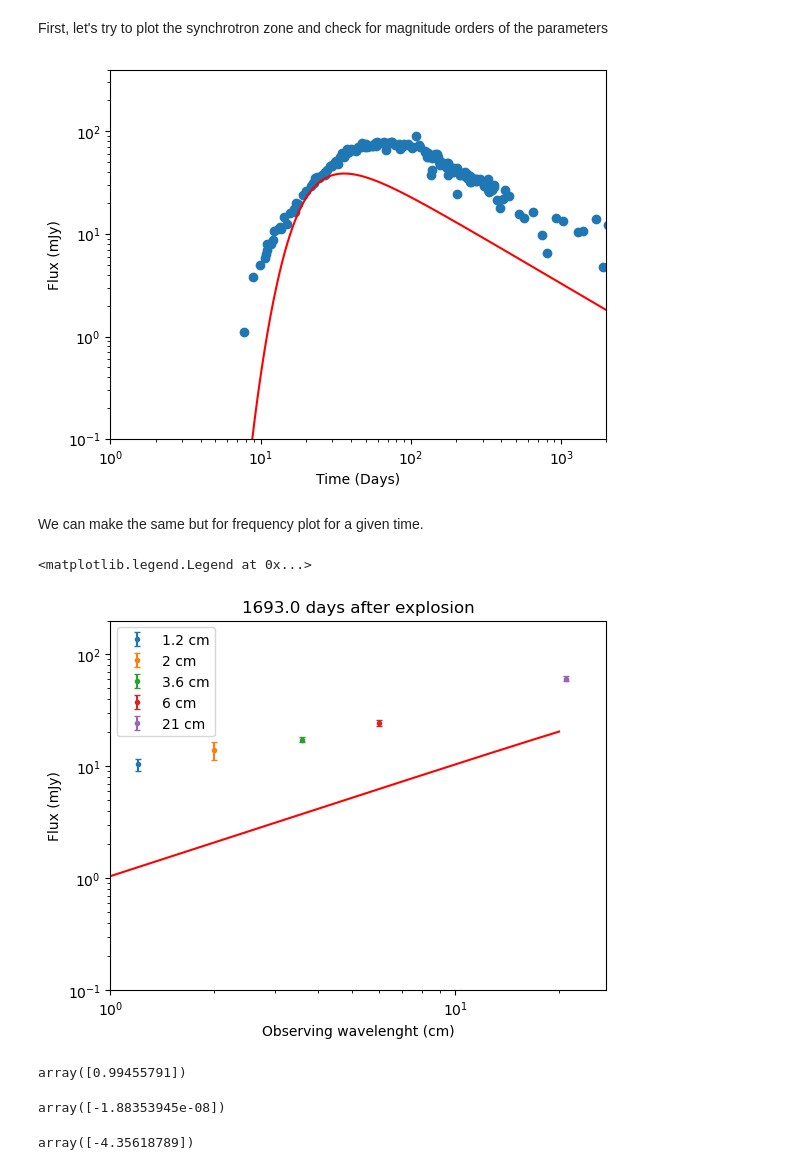
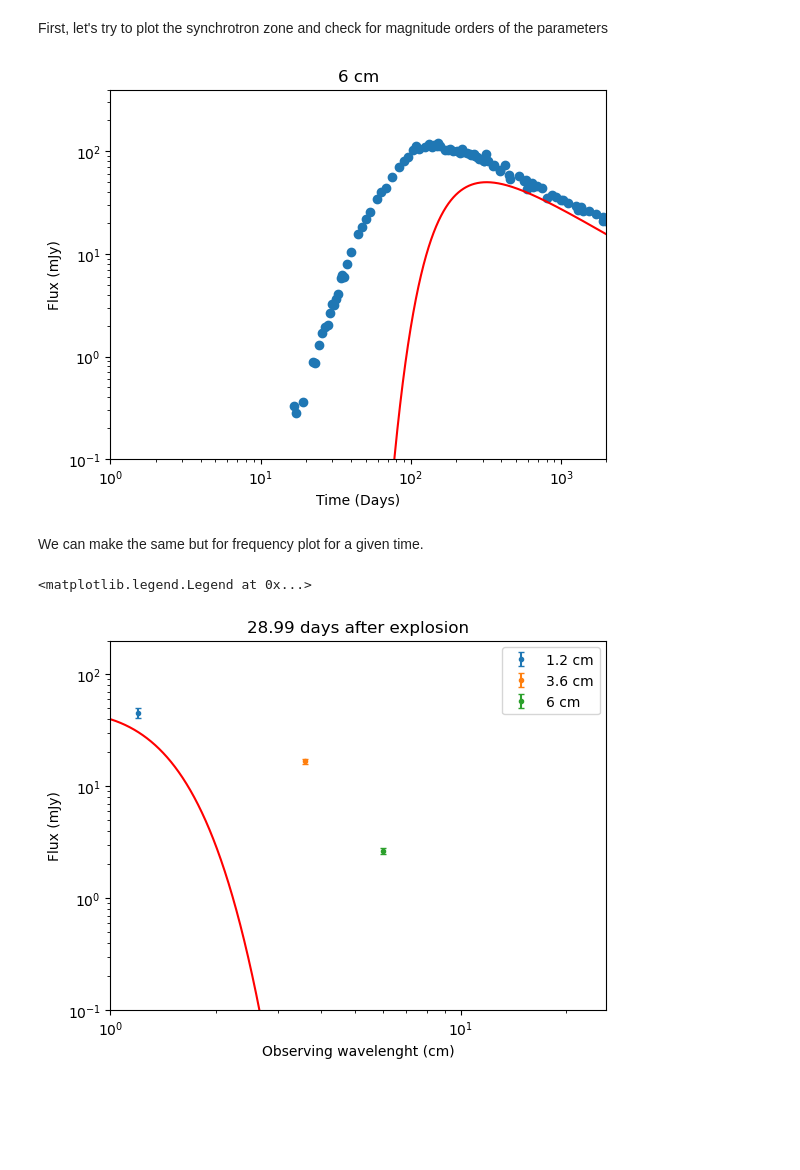
Before and after one commit to Camachoadri/JAEICU2024, a Jupyter notebook: Supernova SN1993J/SN1993J_Synchrotron.ipynb, the cells around one changed output. Drawn from its saved outputs; the diff is of its cells as text; code cells hidden in the pictures; blank space fills up the shorter version.

Commit message:
Fit code done, troubles with absorption found

```diff
--- a/Supernova SN1993J/SN1993J_Synchrotron.ipynb
+++ b/Supernova SN1993J/SN1993J_Synchrotron.ipynb
@@ -205,7 +205,7 @@ def Br(r, B0, r0):
     :Br: Magentic field at a radius r of the object
     """
 
-    Br=B0*((r/r0)**(-1))
+    Br=B0*((r/r0)**(-1.))
     return Br
 
 def Nr(r, N0, r0, p):
@@ -222,7 +222,7 @@ def Nr(r, N0, r0, p):
     :Nr: electron density at a radius r of the object
     """
 
-    Nr=N0*(r/r0)**(-2)
+    Nr=N0*(r/r0)**(-2.)
     return Nr
 # %% [markdown]
 From Pacholcyzk expression (3.53) we have that the synchrotron intensity from a power law population of electrons is given by (https://www.mpi-hd.mpg.de/personalhomes/frieger/HEA6.pdf)
@@ -299,7 +299,8 @@ def FreeFreeAbsorptionCoeff(Te, Ne, frequency):
     :AbsorptionCoeff: absorption coefficient value
     """
 
-    AbsorptionCoeff=(9.8e-3*Ne*Ne/(Te**(1.5)*frequency**(2.1)))*(17.7+np.log(Te**(1.5)/frequency))
+    AbsorptionCoeff=(9.8e-3*Ne*Ne/(Te**(1.5)*frequency**(2.)))*(17.7+np.log(Te**(1.5)/frequency))
+    #AbsorptionCoeff=Ne*Ne/(Te**(1.5)*frequency**(2.1))
     return AbsorptionCoeff
 # %% [markdown]
 The constants $c_i$ (Pacholzyzk)
@@ -395,7 +396,7 @@ def SourceFuncSynch(p, B, N0, frequency):
 # %% [markdown]
 We can now compute the intensity and the flux.
 # %%
-def SpecIntSynch(p, B, N, radius, shellRadius, frequency):
+def SpecIntSynch(p, B, N, radius, shellRadius, frequency, I0=0):
     """
     SpecIntSynch returns the specific intensity of a population of relativistic electrons driven by a power law at a given
     frequency
@@ -403,10 +404,11 @@ def SpecIntSynch(p, B, N, radius, shellRadius, frequency):
     Paramenters
     :p: exponent of the power law
     :B: Magnetic field
-    :N0: Constant of the power law
+    :N: Constant of the power law
     :Te: Temperature of the electrons
     :radius: Starting radius of the shell
     :shellRadius: diference between bigger and smaller radius of the emitting shell
+    :I0: Outgoing intensitty of the shell if there was no synchrotron emission
     :frequency: frequency at which the specific intensity is computed
 
     Output
@@ -421,7 +423,7 @@ def SpecIntSynch(p, B, N, radius, shellRadius, frequency):
     absorption_ff= np.exp(-radius*kappa_ff)
 
     #I=S*(np.exp(-(radius - shellRadius)*kappa) - np.exp(-radius*kappa))*absorption_ff
-    I=S*(1-np.exp(- shellRadius*kappa))*absorption_ff
+    I=I0*absorption_ff + S*(1 - np.exp(-shellRadius*kappa))*absorption_ff
     return I
 
 
@@ -442,7 +444,7 @@ def solidangle(radius, distance):
     return omega
 # %%
 
-def FluxatT(time, time0, frequency, p, B0, N0, distance, r0, a=0.86, offset=0):
+def FluxatT(time, time0, frequency, p, B0, N0, distance, r0, a=0.86, I0=0, offset=0):
     """
     Flux returns the value of the flux foor a population of relativistic electrons driven by a power law at a given frequency
 
@@ -452,6 +454,7 @@ def FluxatT(time, time0, frequency, p, B0, N0, distance, r0, a=0.86, offset=0):
     :p: exponent of the power law describing electron population
     :B0: Magnetic field when radius is r0
     :N0: Constant of the power law
+    :I0: Outgoing intensitty of the shell if there was no synchrotron emission
     :distance: Distance to the source
     :r0: reference radius of the source
     :speed: speed of the expansion
@@ -462,12 +465,12 @@ def FluxatT(time, time0, frequency, p, B0, N0, distance, r0, a=0.86, offset=0):
     :F: Flux of the source
     """
     #Computing the radius at a given time
-    r=PLradius(time+offset, time0, r0, a)
+    r=PLradius(time, time0, r0, a)
     #Computing number density and magentic field for the corresponding r
     B= Br(r, B0, r0)
     N= Nr(r, N0, r0, p)
 
-    F=solidangle(r, distance)*SpecIntSynch(p, B, N, r, 0.3*r, frequency)
+    F=solidangle(r, distance)*SpecIntSynch(p, B, N, r, 0.3*r, frequency, I0)
     return F*1e23 #In order to get from cgs to Jy
 # %% [markdown]
 We defined our function with frequencies, but sometimes data is given in wavelenght or viceversa, here we make some functions to change between them.
@@ -504,39 +507,45 @@ First, let's try to plot the synchrotron zone and check for magnitude orders of
 # %%
 #Checking with the values given by Miguel et al
 p=3.
-d=(3.6*1e6*u.pc).to(u.cm).value  #Known distance to the binary
-B0=( 27*u.G).value
-r0= (6.35e14*u.cm).value
-time0=(2.34*u.day).value #This changes the resut
+B0=1.7*(27*u.G).value
 N0= (6.7e-7*u.erg**(p-1)/u.cm**3).value
 
-x= data_2[1].Days
-y=data_2[1].Flux
+d=(3.6*1e6*u.pc).to(u.cm).value  #Known distance to the binary
+r0= (6.35e14*u.cm).value
+time0=(2.34*u.day).value
 
+I0=0
+
+#Select data
+i=3
 t=np.linspace(1, 4000, 1000000)
 
-F1= 1e3*FluxatT(t, time0, wavelenghttofreq(2*u.cm).cgs.value, p, B0, N0, d, r0) #The data is in mJy
+x= data[i][1].Days
+y=data[i][1].Flux
 
-plt.plot(t,F1,'r')
+F1= 1e3*FluxatT(t, time0, wavelenghttofreq(float(data[i][0])*u.cm).cgs.value, p, B0, N0, d, r0) #The data is in mJy
 
+plt.plot(t,F1, 'r')
 plt.scatter(x,y)
 
 
 plt.xscale("log")
 plt.yscale("log")
 plt.ylim(0.1,400)
 plt.xlim(1,2000)
 plt.ylabel("Flux (mJy)")
 plt.xlabel("Time (Days)")
+plt.title(f'{data[i][0]} cm')
 plt.show()
 # %% [output]
-[figure, old version]
+[figure, new version]
 # %% [markdown]
 We can make the same but for frequency plot for a given time.
 # %%
-day= DayArray[80]
+day= DayArray[10]
 WavelenghtArray= [1.2*u.cm, 2*u.cm, 3.6*u.cm, 6*u.cm, 20*u.cm]
 WavelenghtContinum= np.linspace(0.1*u.cm, max(WavelenghtArray), 10000)
+
 
 F1= 1e3*FluxatT(np.array([day]), time0, wavelenghttofreq(WavelenghtContinum).value, p, B0, N0, d, r0)
 
@@ -558,4 +567,4 @@ plt.title(f'{day} days after explosion')
 plt.legend()
 # %% [output]
 <matplotlib.legend.Legend at 0x...>
-[figure, old version]
+[figure, new version]
@@ -568,4 +570,0 @@ absorption_ff= np.exp(-PLradius(10, 2.34, r0)*kappa_ff)
-# %%
-absorption_ff
-# %% [output]
-array([0.99455791])
@@ -574,8 +570,0 @@ radius=PLradius(10, 2.34, r0)
-# %%
-kappa_ff
-# %% [output]
-array([-1.88353945e-08])
-# %%
-(17.7+np.log(Te**(1.5)/wavelenghttofreq(2*u.cm).value))
-# %% [output]
-array([-4.35618789])
```
Also changed, not shown: parts of 14 cells of this notebook.
